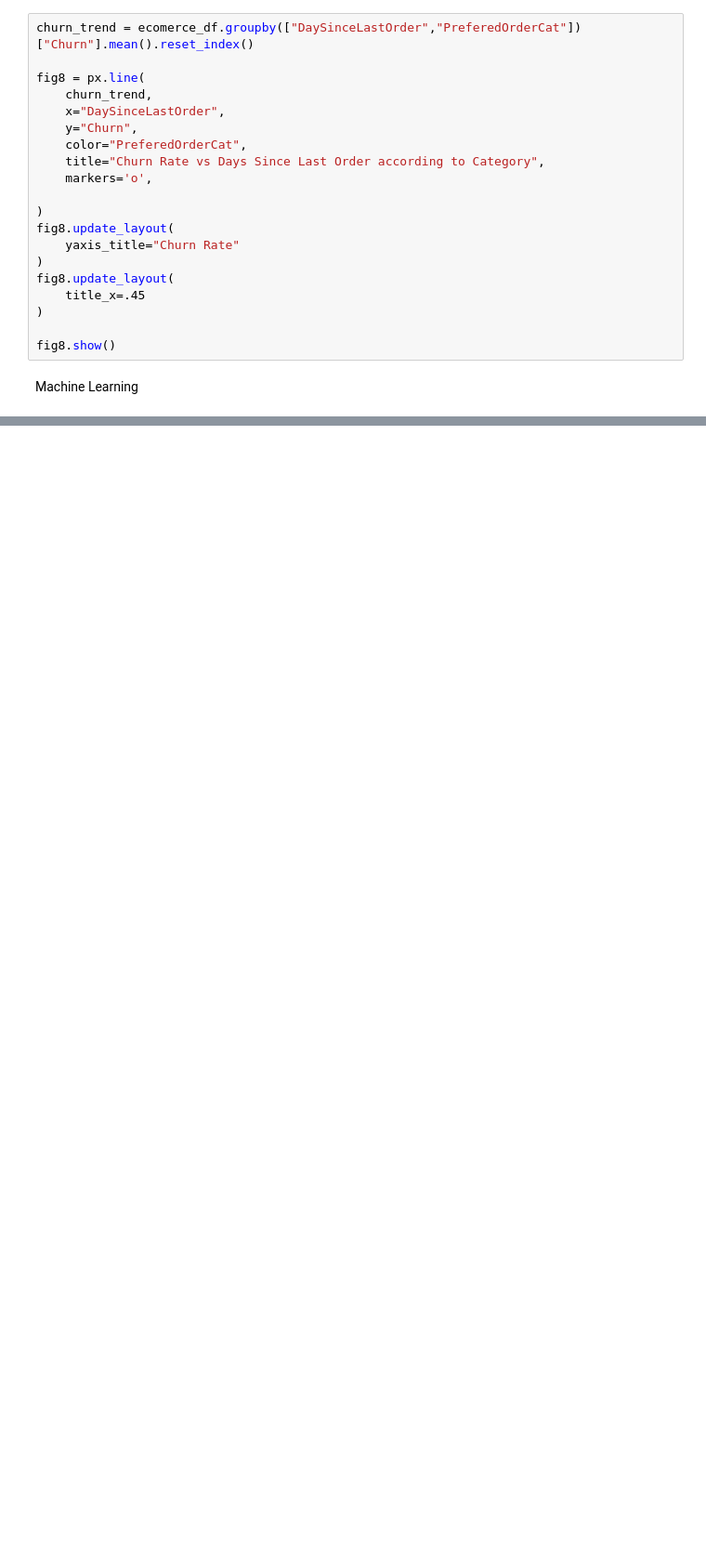
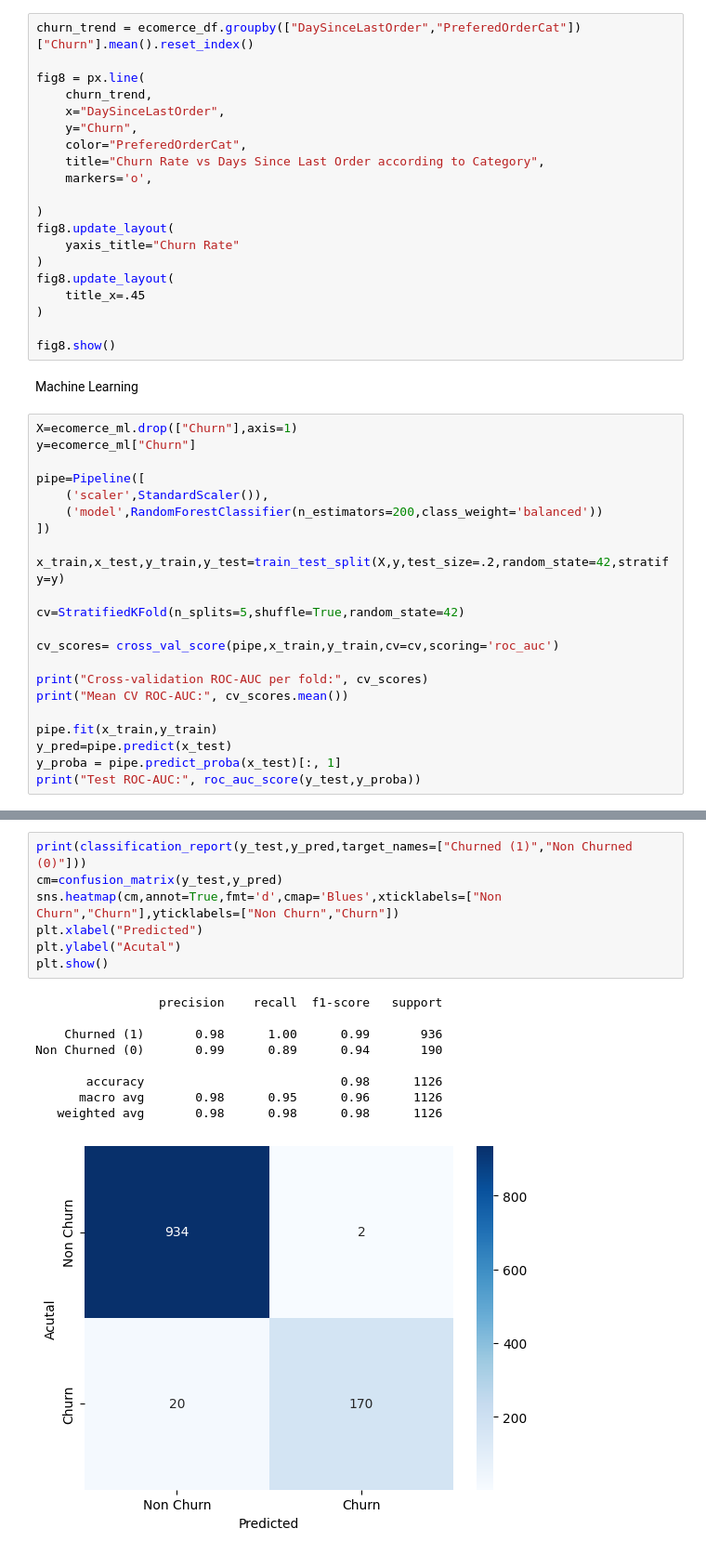
Before and after one commit to MohamedAshraf7122/Customer-Churn-Prediction-and-Analysis, a Jupyter notebook: Main 83.ipynb, the cells around one changed output, grey strips where cells are left out. Shown: that part at 93% size. Saved outputs shown, nothing was run; the diff lists cells and outputs as text; blank space fills up the shorter version.

```diff
--- a/Main 83.ipynb
+++ b/Main 83.ipynb
@@ -817,3 +842,25 @@ fig8.update_layout(
 fig8.show()
 # %% [markdown]
 Machine Learning
+# %%
+X=ecomerce_ml.drop(["Churn"],axis=1)
+y=ecomerce_ml["Churn"]
+
+pipe=Pipeline([
+    ('scaler',StandardScaler()),
+    ('model',RandomForestClassifier(n_estimators=200,class_weight='balanced'))
+])
+
+x_train,x_test,y_train,y_test=train_test_split(X,y,test_size=.2,random_state=42,stratify=y)
+
+cv=StratifiedKFold(n_splits=5,shuffle=True,random_state=42)
+
+cv_scores= cross_val_score(pipe,x_train,y_train,cv=cv,scoring='roc_auc')
+
+print("Cross-validation ROC-AUC per fold:", cv_scores)
+print("Mean CV ROC-AUC:", cv_scores.mean())
+
+pipe.fit(x_train,y_train)
+y_pred=pipe.predict(x_test)
+y_proba = pipe.predict_proba(x_test)[:, 1]
+print("Test ROC-AUC:", roc_auc_score(y_test,y_proba))
@@ -819,0 +871,17 @@ Machine Learning
+# %%
+print(classification_report(y_test,y_pred,target_names=["Churned (1)","Non Churned (0)"]))
+cm=confusion_matrix(y_test,y_pred)
+sns.heatmap(cm,annot=True,fmt='d',cmap='Blues',xticklabels=["Non Churn","Churn"],yticklabels=["Non Churn","Churn"])
+plt.xlabel("Predicted")
+plt.ylabel("Acutal")
+plt.show()
+# %% [output]
+                 precision    recall  f1-score   support
+
+    Churned (1)       0.98      1.00      0.99       936
+Non Churned (0)       0.99      0.89      0.94       190
+
+       accuracy                           0.98      1126
+      macro avg       0.98      0.95      0.96      1126
+   weighted avg       0.98      0.98      0.98      1126
+[figure, added]
```
Also changed, not shown: parts of 13 cells of this notebook.
